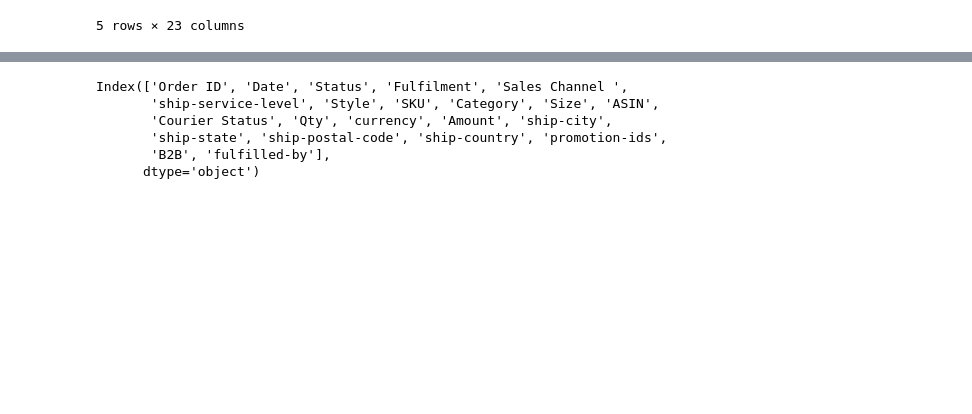
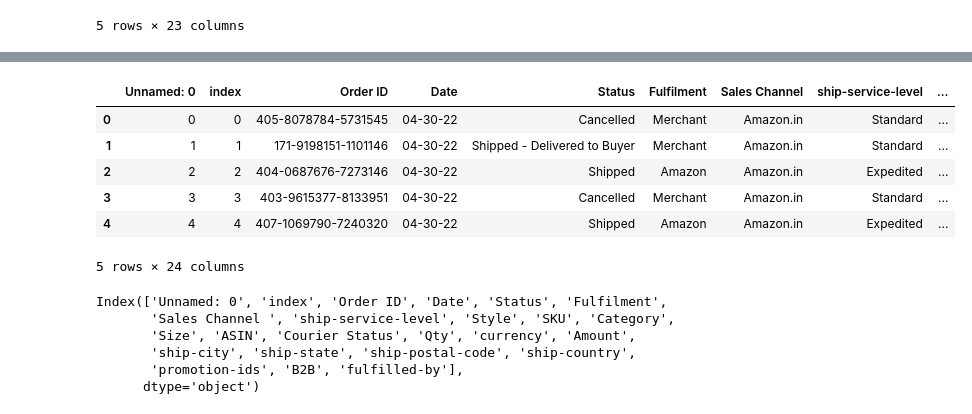
Before and after one commit to dhruvalgupta26/Retail_Rag_Agent, a Jupyter notebook: notebooks/small_retail_rag.ipynb, the cells around one changed output, grey strips where cells are left out. Saved outputs shown, nothing was run; the diff lists cells and outputs as text; code cells hidden in the pictures; blank space fills up the shorter version.

```diff
--- a/notebooks/small_retail_rag.ipynb
+++ b/notebooks/small_retail_rag.ipynb
@@ -137,13 +149,27 @@ memory usage: 20.8+ MB
 # %%
 sales_df = sales_df.drop('index', axis=1)
+# %%
+import pandas as pd
+import numpy as np
+
+sales_df = pd.read_csv("../data/processed/cleaned_Amazon_sales_data.csv")
+sales_df.head()
+# %% [output]
+|  | Unnamed: 0 | index | Order ID | Date | Status | Fulfilment | Sales Channel | ship-service-level | ... |
+| 0 | 0 | 0 | 405-8078784-5731545 | 04-30-22 | Cancelled | Merchant | Amazon.in | Standard | ... |
+| 1 | 1 | 1 | 171-9198151-1101146 | 04-30-22 | Shipped - Delivered to Buyer | Merchant | Amazon.in | Standard | ... |
+| 2 | 2 | 2 | 404-0687676-7273146 | 04-30-22 | Shipped | Amazon | Amazon.in | Expedited | ... |
+| 3 | 3 | 3 | 403-9615377-8133951 | 04-30-22 | Cancelled | Merchant | Amazon.in | Standard | ... |
+| 4 | 4 | 4 | 407-1069790-7240320 | 04-30-22 | Shipped | Amazon | Amazon.in | Expedited | ... |
+5 rows × 24 columns
 # %%
 sales_df.columns
 # %% [output]
-Index(['Order ID', 'Date', 'Status', 'Fulfilment', 'Sales Channel ',
-       'ship-service-level', 'Style', 'SKU', 'Category', 'Size', 'ASIN',
-       'Courier Status', 'Qty', 'currency', 'Amount', 'ship-city',
-       'ship-state', 'ship-postal-code', 'ship-country', 'promotion-ids',
-       'B2B', 'fulfilled-by'],
+Index(['Unnamed: 0', 'index', 'Order ID', 'Date', 'Status', 'Fulfilment',
+       'Sales Channel ', 'ship-service-level', 'Style', 'SKU', 'Category',
+       'Size', 'ASIN', 'Courier Status', 'Qty', 'currency', 'Amount',
+       'ship-city', 'ship-state', 'ship-postal-code', 'ship-country',
+       'promotion-ids', 'B2B', 'fulfilled-by'],
       dtype='object')
 # %%
 sales_df.rename(columns={'Sales Channel ': 'Sales Channel'}, inplace=True)
```
Also changed, not shown: parts of 18 cells of this notebook, 21 other files.
